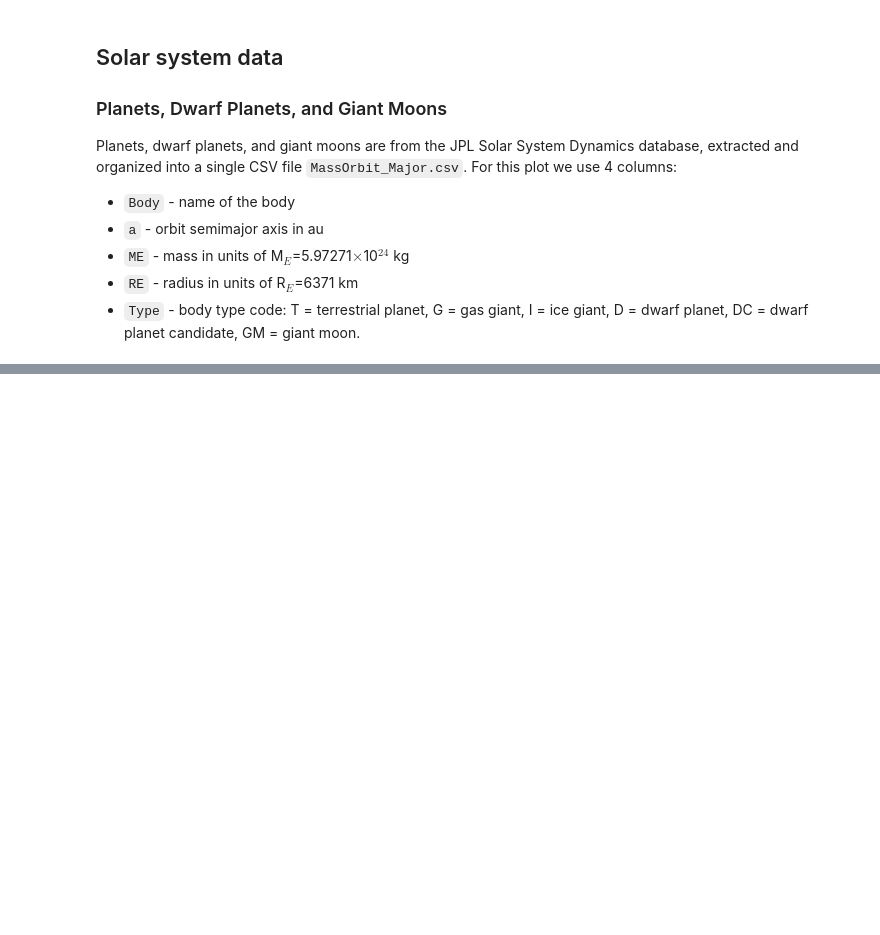
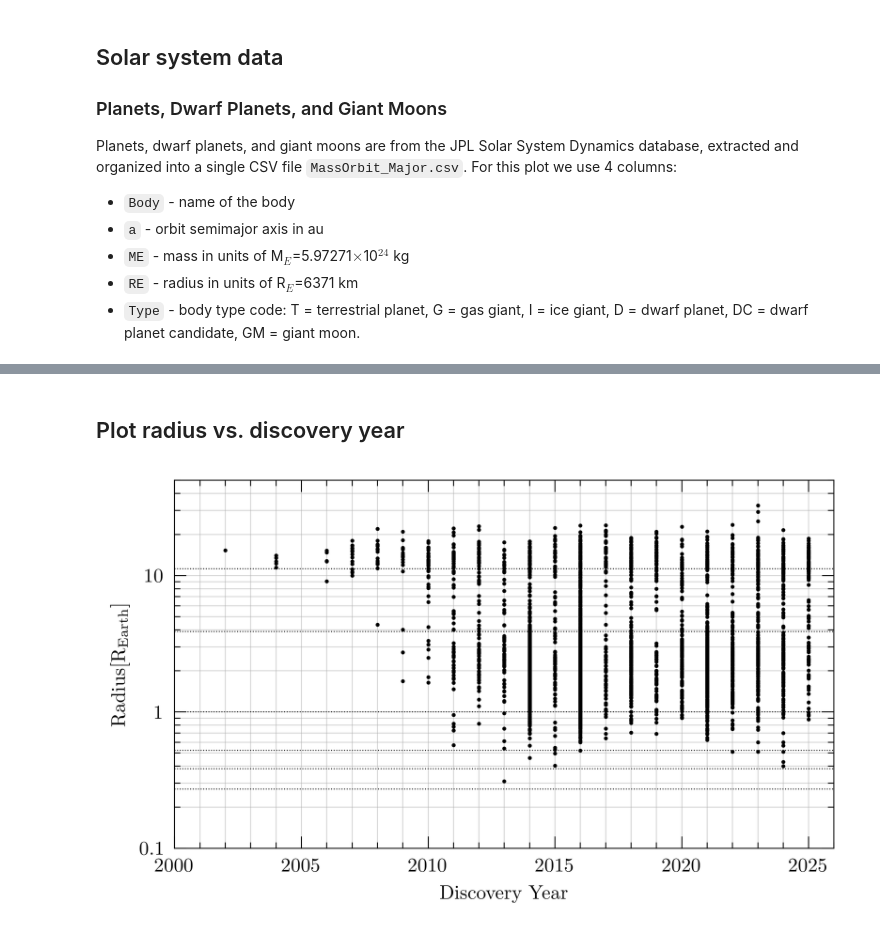
Before and after one commit to rwpogge/TeachingGraphics, a Jupyter notebook: Exoplanets/aM_exoplanets.ipynb, the cells around one changed output, grey strips where cells are left out. Drawn from its saved outputs; the diff is of its cells as text; code cells hidden in the pictures; blank space fills up the shorter version.

```diff
--- a/Exoplanets/aM_exoplanets.ipynb
+++ b/Exoplanets/aM_exoplanets.ipynb
@@ -82,9 +82,12 @@ plt.rcParams['axes.labelpad'] = f'{axisPad}'
 Use `astroquery` to read the NASA Exoplanet Archive. The `selectPars` parameter lists the data to be retrieved.
 See https://exoplanetarchive.ipac.caltech.edu/docs/API_PS_columns.html for the columns in the Planetary Systems Composite Parameters (`pscomppars`) table.
 # %%
+# astroquery selection parameters
+
 selectPars = f"""
 pl_bmasse,pl_bmasseerr1,pl_bmasseerr2,
 pl_orbsmax,pl_orbsmaxerr1,pl_orbsmaxerr2,
+pl_rade,pl_radeerr1,pl_radeerr2,
 discoverymethod,disc_year
 """
 
@@ -94,6 +97,8 @@ exoData = NasaExoplanetArchive.query_criteria(table="pscomppars",select=selectPa
 
 exSMA = np.array(exoData['pl_orbsmax'])
 exMass = np.array(exoData['pl_bmasse'])
+exRadE = np.array(exoData['pl_rade'])
+discYear = np.array(exoData['disc_year'])
 
 # indexes by type
 
@@ -105,9 +110,7 @@ iML = np.where(method=='Microlensing')[0]
 iImg = np.where(method=='Imaging')[0]
 iAst = np.where(method=='Astrometry')[0]
 
-# output plot file
-
-plotFile = f"exoplanet_aMe_2025.png"
+# query summary
 
 print(f"Retrieved {len(exSMA)} exoplanets from the NASA Exoplanet Archive")
 print(f"  {len(iTransit):4d} transiting planets")
@@ -127,6 +130,12 @@ aMax = 4500. # au
 mMin = 0.03 # M_earth
 mMax = 1.5e4 # M_earth
 
+rMin = 0.1 # R_earth
+rMax = 50 # R_earth, ~10 R_jup
+
+dyMin = np.min(discYear) - 1.0
+dyMax = np.max(discYear) + 1.0
+
 # Useful values
 
 M_Earth = 5.97217e24 # kg
@@ -256,0 +268,52 @@ plt.show()
+# %% [markdown]
+## Plot radius vs. discovery year
+# %%
+plotFile = f"exoplanet_radDiscovery_2025Nov22.png"
+
+fig,ax = plt.subplots(figsize=(wInches,hInches),dpi=dpi)
+
+ax.tick_params('both',length=6,width=lwidth,which='major',direction='in',top=True,right=True)
+ax.tick_params('both',length=3,width=lwidth,which='minor',direction='in',top=True,right=True)
+
+dyMin = 2000.
+ax.set_xlim(dyMin,dyMax)
+ax.xaxis.set_major_locator(MultipleLocator(5))
+ax.xaxis.set_minor_locator(MultipleLocator(1))
+ax.set_xlabel(r'Discovery Year',fontsize=axisFontSize)
+
+ax.set_ylim(rMin,rMax)
+ax.set_yscale('log')
+ax.yaxis.set_major_locator(LogLocator(base=10.0,subs=(1.0,),numticks=100))
+ax.yaxis.set_minor_locator(LogLocator(base=10.0,subs=np.arange(2,10)*0.1,numticks=100))
+ax.yaxis.set_minor_formatter(NullFormatter())
+ax.set_yticks([0.1,1,10])
+ax.set_yticklabels(['0.1','1','10'])
+ax.set_ylabel(r'Radius[R$_{\rm Earth}$]',fontsize=axisFontSize)
+
+# exoplanets
+
+ax.plot(discYear[iTransit],exRadE[iTransit],'o',ms=2,mfc='black',mec='None',mew=0.0,zorder=10)
+ax.grid(True,which='both',lw=0.5,alpha=0.5)
+
+# solar system radii
+
+Rjup = 11.2 # earth radii
+Rnep = 3.88 # earth radii
+Rmars = 0.5235
+Rmerc = 0.3826
+Rmoon = 0.2725
+
+ax.hlines([1.0,Rjup,Rnep,Rmars,Rmerc,Rmoon],dyMin,dyMax,ls=[':'],colors=['black'],lw=0.5,zorder=6)
+
+# make the plot and hardcopy
+
+#leg = ax.legend(loc='lower right',frameon=False,prop={'size':8})
+#for handle in leg.legend_handles:
+#    handle.set_markersize(4)
+#    handle.set_alpha(1.0)
+
+plt.savefig(plotFile,bbox_inches='tight',facecolor='white')
+
+plt.show()
+# %% [output]
+[figure, added]
```
Also changed, not shown: parts of 5 cells of this notebook, 1 other file.
